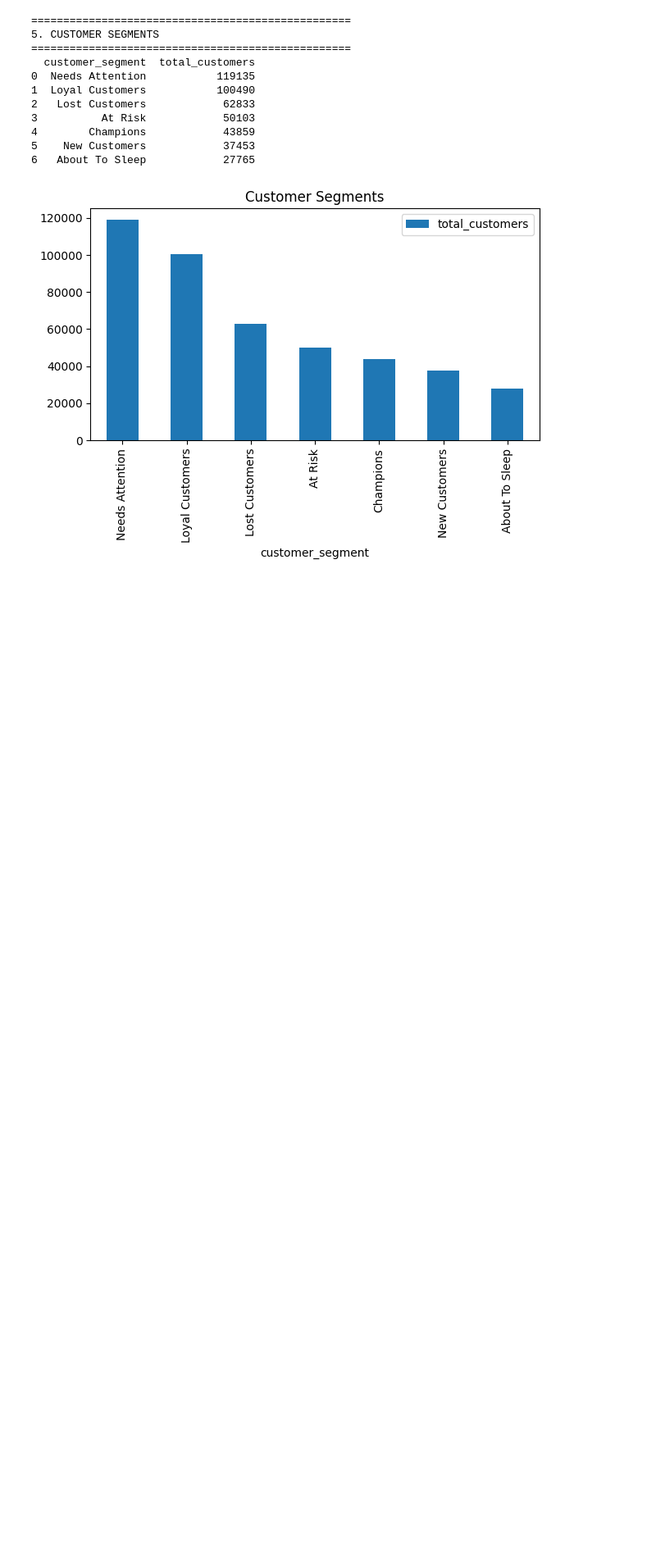
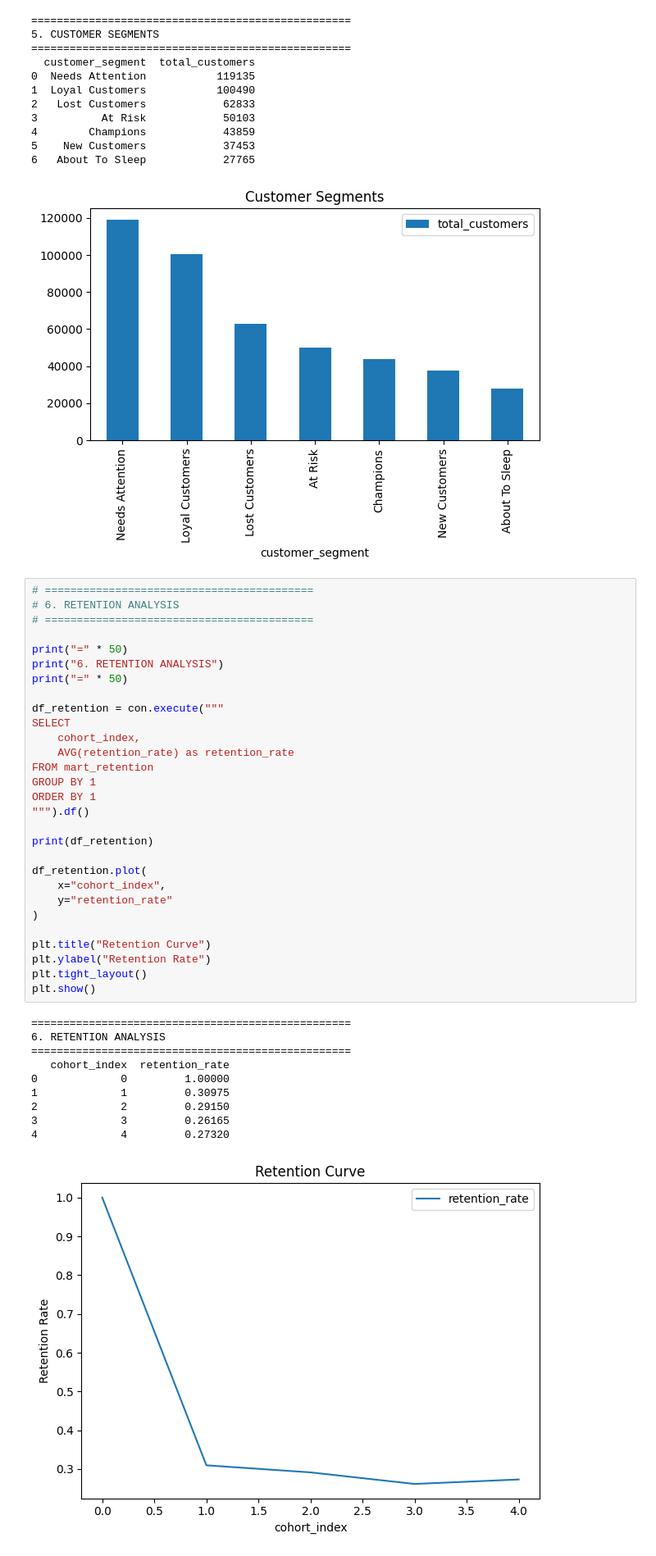
Before and after one commit to toan-byte/ecommerce-product-growth-causal-analytics, a Jupyter notebook: notebooks/02_exploratory_analysis.ipynb, the cells around one changed output. Shown at 82% size. Saved outputs shown, nothing was run; the diff lists cells and outputs as text; blank space fills up the shorter version.

```diff
--- a/notebooks/02_exploratory_analysis.ipynb
+++ b/notebooks/02_exploratory_analysis.ipynb
@@ -188,3 +231,43 @@ plt.show()
 5    New Customers            37453
 6   About To Sleep            27765
 [figure]
+# %%
+# ==========================================
+# 6. RETENTION ANALYSIS
+# ==========================================
+
+print("=" * 50)
+print("6. RETENTION ANALYSIS")
+print("=" * 50)
+
+df_retention = con.execute("""
+SELECT
+    cohort_index,
+    AVG(retention_rate) as retention_rate
+FROM mart_retention
+GROUP BY 1
+ORDER BY 1
+""").df()
+
+print(df_retention)
+
+df_retention.plot(
+    x="cohort_index",
+    y="retention_rate"
+)
+
+plt.title("Retention Curve")
+plt.ylabel("Retention Rate")
+plt.tight_layout()
+plt.show()
+# %% [output]
+==================================================
+6. RETENTION ANALYSIS
+==================================================
+   cohort_index  retention_rate
+0             0         1.00000
+1             1         0.30975
+2             2         0.29150
+3             3         0.26165
+4             4         0.27320
+[figure, added]
```
Also changed, not shown: parts of 3 cells of this notebook, 7 other files.
